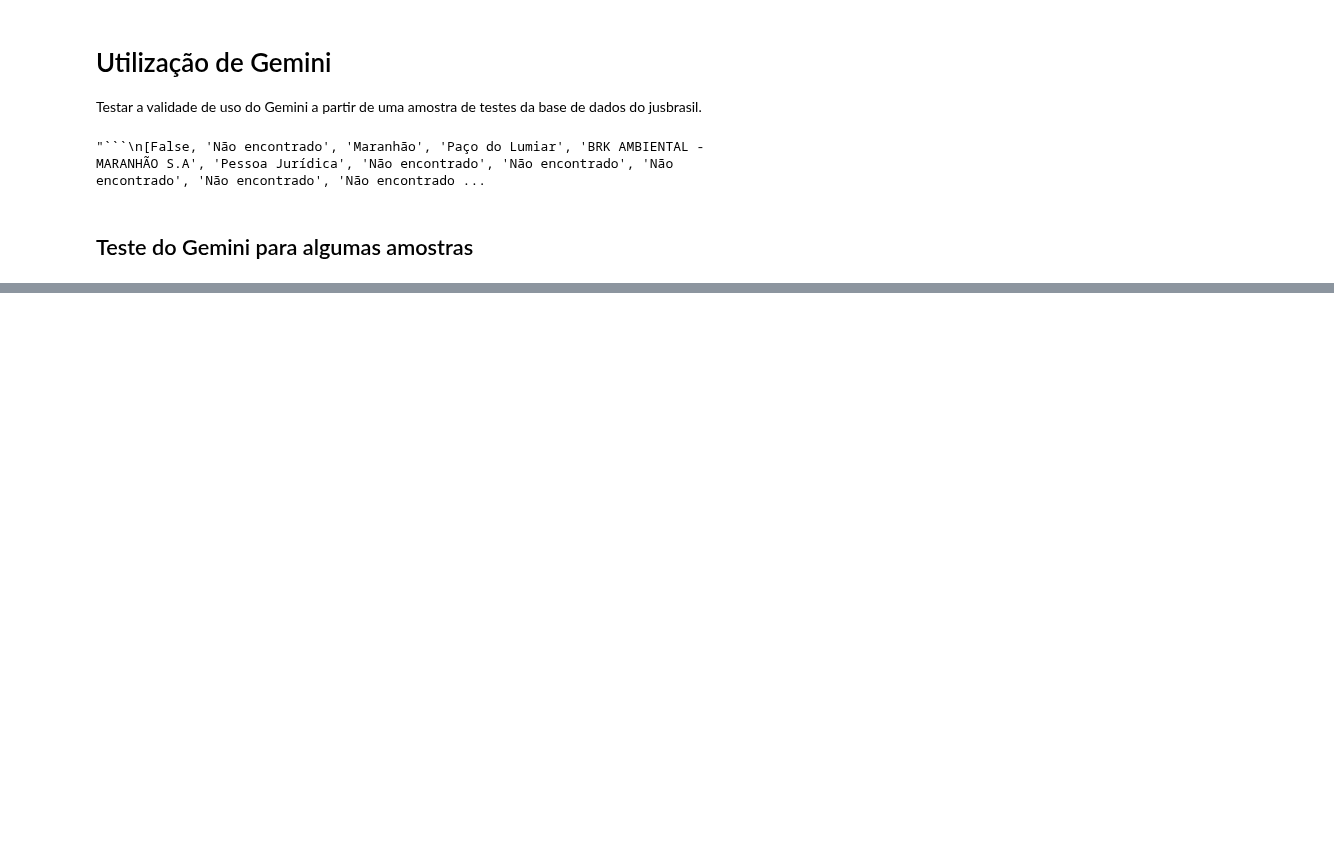
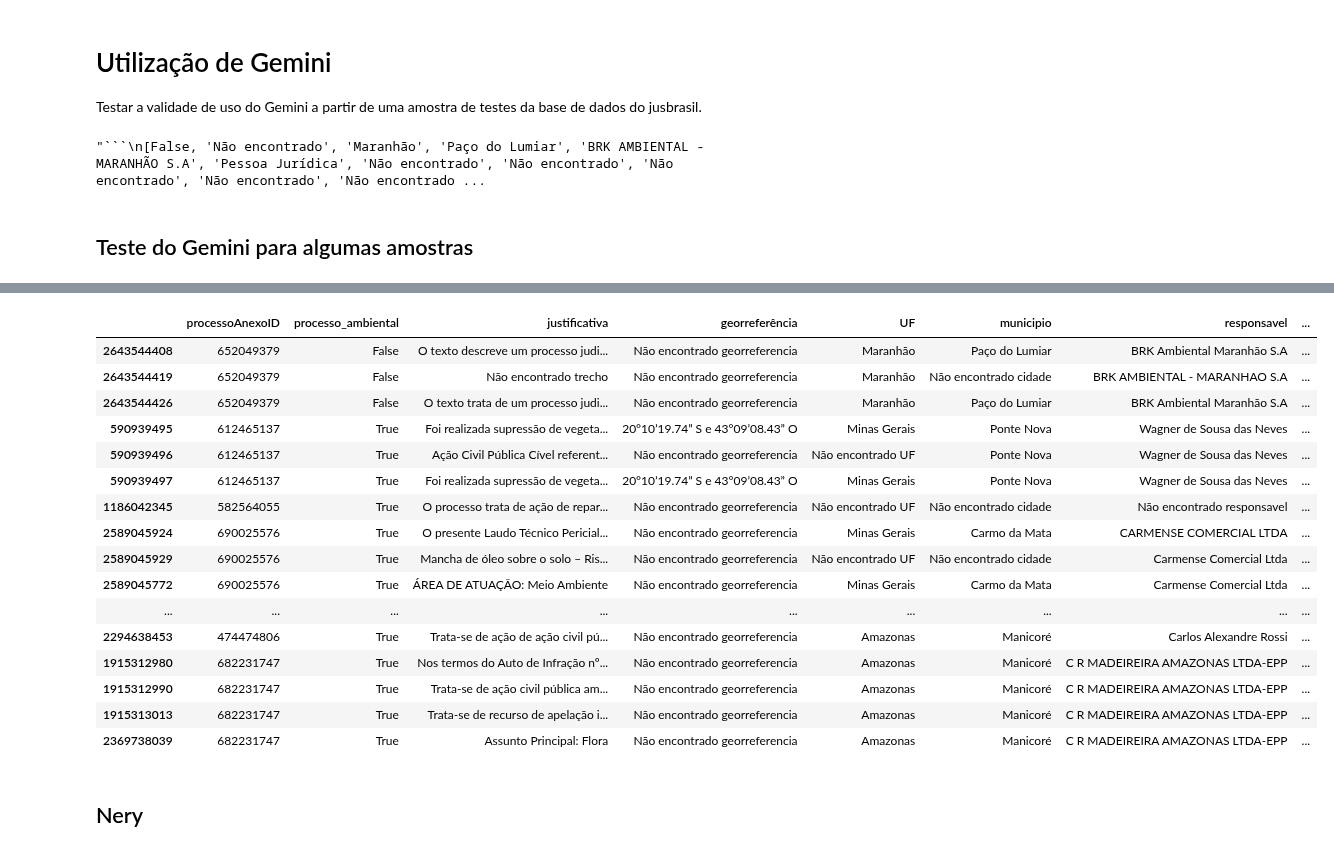
Before and after one commit to pedronery07/Projeto_InsperData_AECOM, a Jupyter notebook: testes_gemini/gemini.ipynb, the cells around one changed output, grey strips where cells are left out. Cells and saved outputs as stored; diff of their text form; code cells hidden in the pictures; blank space fills up the shorter version.

Commit message:
gemini

```diff
--- a/testes_gemini/gemini.ipynb
+++ b/testes_gemini/gemini.ipynb
@@ -328,0 +308,7 @@ print(f"Percentual de processos ambientais encontrados na amostra: {percent_proc
+# %%
+load_dotenv()
+GEMINI_API_KEY = os.getenv('GEMINI_API_KEY')
+genai.configure(api_key=GEMINI_API_KEY)
+
+filtrados = testes
+respostas_camila = {}
@@ -328,0 +422,39 @@ print(f"Percentual de processos ambientais encontrados na amostra: {percent_proc
+# %%
+#print((list(respostas.keys())))
+respostas_teste_camila = pd.DataFrame.from_dict(respostas_camila, orient='index')
+
+respostas_teste_camila.columns = [
+    "processoAnexoID",
+    "processo_ambiental",
+    "justificativa",
+    "georreferência",
+    "UF",
+    "municipio",
+    "responsavel",
+    "tipo_responsavel",
+    "data",
+    "área",
+    "unidade",
+    "metodologia_punição",
+    "valor_multa",
+    'compensacao_nao_monetaria']
+# %%
+respostas_teste_camila
+# %% [output]
+|  | processoAnexoID | processo_ambiental | justificativa | georreferência | UF | municipio | responsavel | ... |
+| 2643544408 | 652049379 | False | O texto descreve um processo judi... | Não encontrado georreferencia | Maranhão | Paço do Lumiar | BRK Ambiental Maranhão S.A | ... |
+| 2643544419 | 652049379 | False | Não encontrado trecho | Não encontrado georreferencia | Maranhão | Não encontrado cidade | BRK AMBIENTAL - MARANHAO S.A | ... |
+| 2643544426 | 652049379 | False | O texto trata de um processo judi... | Não encontrado georreferencia | Maranhão | Paço do Lumiar | BRK Ambiental Maranhão S.A | ... |
+| 590939495 | 612465137 | True | Foi realizada supressão de vegeta... | 20°10’19.74” S e 43°09’08.43” O | Minas Gerais | Ponte Nova | Wagner de Sousa das Neves | ... |
+| 590939496 | 612465137 | True | Ação Civil Pública Cível referent... | Não encontrado georreferencia | Não encontrado UF | Ponte Nova | Wagner de Sousa das Neves | ... |
+| 590939497 | 612465137 | True | Foi realizada supressão de vegeta... | 20°10’19.74” S e 43°09’08.43” O | Minas Gerais | Ponte Nova | Wagner de Sousa das Neves | ... |
+| 1186042345 | 582564055 | True | O processo trata de ação de repar... | Não encontrado georreferencia | Não encontrado UF | Não encontrado cidade | Não encontrado responsavel | ... |
+| 2589045924 | 690025576 | True | O presente Laudo Técnico Pericial... | Não encontrado georreferencia | Minas Gerais | Carmo da Mata | CARMENSE COMERCIAL LTDA | ... |
+| 2589045929 | 690025576 | True | Mancha de óleo sobre o solo – Ris... | Não encontrado georreferencia | Não encontrado UF | Não encontrado cidade | Carmense Comercial Ltda | ... |
+| 2589045772 | 690025576 | True | ÁREA DE ATUAÇÃO: Meio Ambiente | Não encontrado georreferencia | Minas Gerais | Carmo da Mata | Carmense Comercial Ltda | ... |
+| ... | ... | ... | ... | ... | ... | ... | ... | ... |
+| 2294638453 | 474474806 | True | Trata-se de ação de ação civil pú... | Não encontrado georreferencia | Amazonas | Manicoré | Carlos Alexandre Rossi | ... |
+| 1915312980 | 682231747 | True | Nos termos do Auto de Infração nº... | Não encontrado georreferencia | Amazonas | Manicoré | C R MADEIREIRA AMAZONAS LTDA-EPP | ... |
+| 1915312990 | 682231747 | True | Trata-se de ação civil pública am... | Não encontrado georreferencia | Amazonas | Manicoré | C R MADEIREIRA AMAZONAS LTDA-EPP | ... |
+| 1915313013 | 682231747 | True | Trata-se de recurso de apelação i... | Não encontrado georreferencia | Amazonas | Manicoré | C R MADEIREIRA AMAZONAS LTDA-EPP | ... |
+| 2369738039 | 682231747 | True | Assunto Principal: Flora | Não encontrado georreferencia | Amazonas | Manicoré | C R MADEIREIRA AMAZONAS LTDA-EPP | ... |
@@ -328,0 +463,2 @@ print(f"Percentual de processos ambientais encontrados na amostra: {percent_proc
+# %% [markdown]
+## Nery
```
Also changed, not shown: parts of 13 cells of this notebook, 2 other files.
